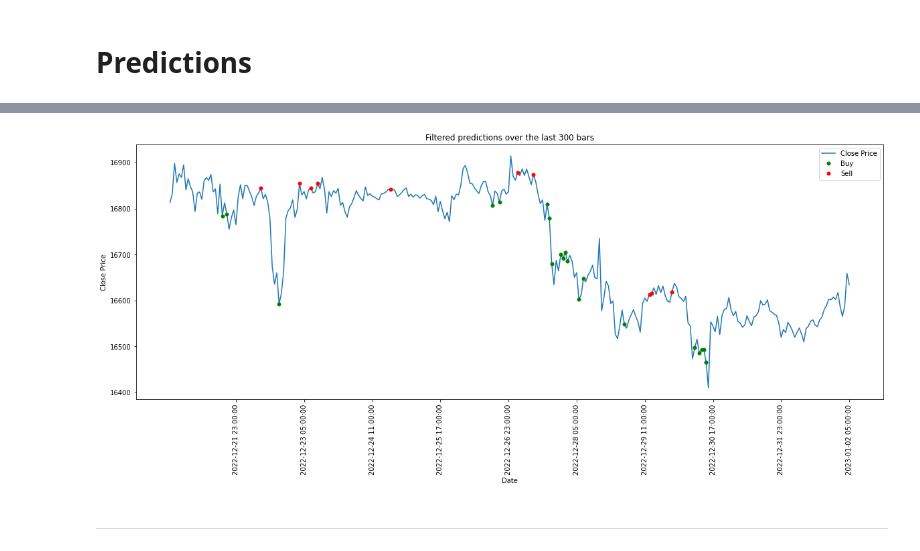
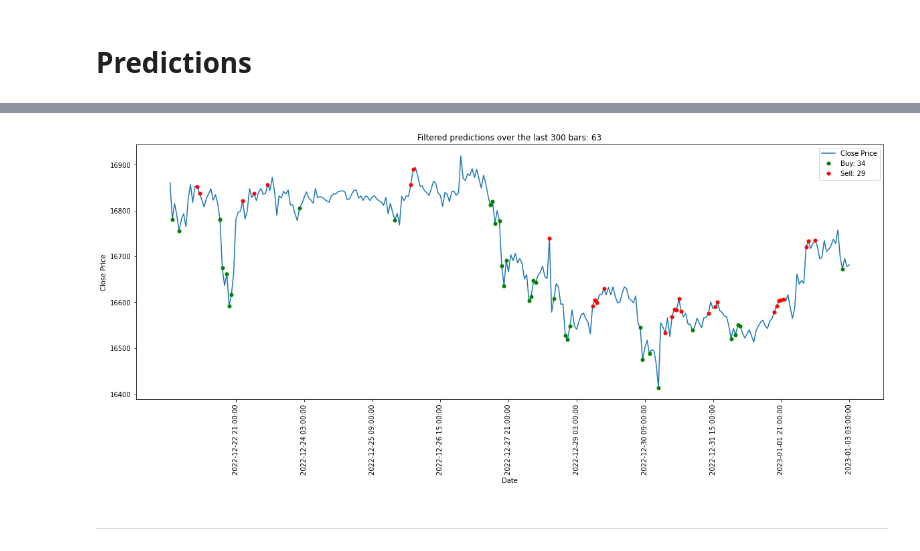
Before and after one commit to jf-v/ML-Price_prediction_SMA, a Jupyter notebook: ML_Price_movement_prediction_using_SMA_indicators.ipynb, the cells around one changed output, grey strips where cells are left out. Drawn from its saved outputs; the diff is of its cells as text; code cells hidden in the pictures.

```diff
--- a/ML_Price_movement_prediction_using_SMA_indicators.ipynb
+++ b/ML_Price_movement_prediction_using_SMA_indicators.ipynb
@@ -68,7 +75,7 @@ Price data shape: (6580, 9)
 # %%
-#@title # 2.  Calculate **indicators**
-sma_1 = 25 #@param {type:"integer"}
-sma_2 = 125 #@param {type:"integer"}
+#@title # 2.  Calculate **SMA indicators**
+sma_1 = 5 #@param {type:"integer"}
+sma_2 = 10 #@param {type:"integer"}
 show_previous_bars = 800 #@param {type:"integer"}
 # Calculate the indicators based on the 'close' values
 df['indicator_1'] = df['close'][::-1].rolling(sma_1).mean()[::-1]  # reverse the column, apply rolling and mean, then reverse it again
@@ -113,7 +120,7 @@ plt.show()
 # %%
 #@title # 3.  Prepare a **new column with future prices** by a shift bar. Later, use this as a **target** to train the model for price movement prediction
 #@markdown * Price shift will determine the time target for the prediction, and is based on the price data timeframe. If is H1, then the shift will be the amount of hours toward future for the prediction
-future_price_shift = 10 #@param {type:"integer"}
+future_price_shift = 7 #@param {type:"integer"}
 
 import numpy as np
 
@@ -249,10 +237,10 @@ ________________________________________________________________________________
 # %% [markdown]
 # Load model
 # %%
-#@title # 8.  **Load** pretrained model with pickle library
+#@title # 7.  **Load** pretrained model with pickle library
 #@markdown # Execute cells 1, 2, 4  before to run this one
 #@markdown To load a saved model from a Pickle file, all you need to do is pass the “pickled” model into the Pickle load() function and it will be deserialized. By assigning this back to a model object, you can then run your original model’s predict() function, pass in some test data and get back an array of predictions.
-model_name = "ML-Binance_BTCUSDT_H1-sma25_125-target_shift_10" #@param {type:"string"}
+model_name = "ML-Binance_BTCUSDT_H1-sma5_10-target_shift_7" #@param {type:"string"}
 Load_from_drive = True #@param {type:"boolean"}
 #@markdown * Input the sma periods used on the loaded model
 sma_1 = 25 #@param {type:"integer"}
@@ -343,21 +331,21 @@ def predict(close,indicator_1,indicator_2,probability_threshold):
     result += "  ✓"
   return result
 # %%
-#@title # 10.  Make price movement **predictions**
+#@title # 9.  Make price movement **predictions**
 #@markdown __________________________________________________________________________________
 #@markdown # Use recent prices from cryptowatch
 #@markdown * Make sure that **Use_cryptowatch_prices** was **enabled** on the prediction init cell
-#@markdown * Enable **refresh data** only once at every new bar or when changing symbol, timeframe or exchange, to avoid reaching the free requests limit
+#@markdown * Enable **refresh data** only once at every new bar or when changing symbol or exchange, to avoid reaching the free requests limit
 refresh_data = True #@param {type:"boolean"}
-#@markdown * Enter the same symbol and timeframe than the one used for training the model
+#@markdown * Enter the same symbol and timeframe than the one used for training the model. It might work with other timeframes also
 symbol = "BTCUSDT" #@param {type:"string"}
-timeframe = "1h" #@param ["1h","1d"]
+timeframe = "1h" #@param ["1h","1d","1m","3m","5m","15m","30m","2h","4h","6h","12h","3d","1w","1w_monday"]
 #@markdown * Select exchange
-exchange = "Huobi" #@param ["Binance", "Huobi", "Kraken", "Coinbase Pro", "Crypto.com", "Bitfinex", "Bitstamp"]
-#@markdown * Prediction mode **Single Bar**: enter the bar shift that will be used for prediction, starting from current bar as 0
-#@markdown * Prediction mode **Bar Series**: enter the amount of bars to get prediction, starting from the current bar
+exchange = "Binance" #@param ["Binance", "Huobi", "Kraken", "Coinbase Pro", "Crypto.com", "Bitfinex", "Bitstamp"]
+#@markdown * Prediction mode **Single Bar**: enter the bar shift that will be used for prediction, starting from current bar as 0 (<1000)
+#@markdown * Prediction mode **Bar Series**: enter the amount of bars to get prediction, starting from the current bar (<1000)
 Prediction_mode = "Bar Series" #@param ["Single Bar", "Bar Series"]
-Prediction_shift_or_range = 300 #@param {type:"integer"}
+Prediction_shift_or_range = 300 #@param {type:"slider", min:0, max:980, step:1}
 #@markdown __________________________________________________________________________________
 #@markdown # Use custom prices
 #@markdown * Make sure that **Use_cryptowatch_prices** was **disabled** on the prediction init cell
@@ -367,7 +355,8 @@ SMA_1 = 16596.32 #@param {type:"number"}
 SMA_2 = 16739.13 #@param {type:"number"}
 #@markdown __________________________________________________________________________________
 #@markdown # Prediction probability **threshold** filter (recommended >94%)
-probability_threshold = 98 #@param {type:"slider", min:1, max:100, step:1}
+probability_threshold = 96 #@param {type:"slider", min:1, max:100, step:1}
+#@markdown * Check prediction details
 show_predictions_as_string_list = False #@param {type:"boolean"}
 
 ##############################################################################
@@ -379,14 +368,34 @@ print('* Prediction target shift was determined on the model training\n')
 if Use_cryptowatch_prices:
 
   # Get price data
+  try:
+    candles
+  except NameError as e:
+    candles = cw.markets.get(exchange+":"+symbol, ohlc=True)
   if refresh_data:
     candles = cw.markets.get(exchange+":"+symbol, ohlc=True)
 
   # Convert cryptowatch response into a DataFrame
-  if timeframe=='1h': cw_df = pd.DataFrame(candles.of_1h)
-  else:               cw_df = pd.DataFrame(candles.of_1d)
+  if    timeframe=='1m':    cw_df = pd.DataFrame(candles.of_1m)
+  elif  timeframe=='3m':    cw_df = pd.DataFrame(candles.of_3m)
+  elif  timeframe=='5m':    cw_df = pd.DataFrame(candles.of_5m)
+  elif  timeframe=='15m':   cw_df = pd.DataFrame(candles.of_15m)
+  elif  timeframe=='30m':   cw_df = pd.DataFrame(candles.of_30m)
+  elif  timeframe=='1h':    cw_df = pd.DataFrame(candles.of_1h)
+  elif  timeframe=='2h':    cw_df = pd.DataFrame(candles.of_2h)
+  elif  timeframe=='4h':    cw_df = pd.DataFrame(candles.of_4h)
+  elif  timeframe=='6h':    cw_df = pd.DataFrame(candles.of_6h)
+  elif  timeframe=='12h':   cw_df = pd.DataFrame(candles.of_12h)
+  elif  timeframe=='3d':    cw_df = pd.DataFrame(candles.of_3d)
+  elif  timeframe=='1w':    cw_df = pd.DataFrame(candles.of_1w)
+  elif  timeframe=='1w_monday': cw_df = pd.DataFrame(candles.of_1w_monday)
+  else:                     cw_df = pd.DataFrame(candles.of_1d)
   cw_df.columns = ['close_timestamp', 'open', 'high', 'low', 'close', 'volume_base', 'volume_quote']
   cw_df = cw_df.sort_values(['close_timestamp'],ascending=[False])
+
+  # Check range length input
+  if Prediction_shift_or_range >= cw_df.shape[0]:
+    print('Prediction shift or range must be less than cryptowatch price data length, less than '+str(cw_df.shape[0]))
 
   # Calculate the indicators based on the 'close' values
   cw_df['indicator_1'] = cw_df['close'][::-1].rolling(sma_1).mean()[::-1]  # reverse the column, apply rolling and mean, then reverse it again
@@ -424,12 +433,12 @@ if Use_cryptowatch_prices:
     plt.plot(x, y, label='Close Price')
 
     # Plot the signals
-    plt.plot(buy, [y[i] for i in buy], 'o', color='green', markersize=5,label='Buy')
-    plt.plot(sell, [y[i] for i in sell], 'o', color='red', markersize=5,label='Sell')
+    plt.plot(buy, [y[i] for i in buy], 'o', color='green', markersize=5,label='Buy: '+str(len(buy)))
+    plt.plot(sell, [y[i] for i in sell], 'o', color='red', markersize=5,label='Sell: '+str(len(sell)))
 
     #   Set title and labels
     plt.legend()
-    plt.title('Filtered predictions over the last '+str(Prediction_shift_or_range)+' bars')
+    plt.title('Filtered predictions over the last '+str(Prediction_shift_or_range)+' bars: '+str(len(buy)+len(sell)))
     plt.xlabel('Date')
     plt.ylabel('Close Price')
 
@@ -448,7 +457,7 @@ if Use_cryptowatch_prices:
     #   Print predictions log as strings
     if show_predictions_as_string_list:
       for b in range(Prediction_shift_or_range):
-        print('Bar '+str(b)+':    '+prediction_series[b]+'\n')
+        print('Bar '+str(b)+' at '+cw_df['time'][b:b+1].astype(str).tolist()[0]+':    '+prediction_series[b]+'\n')
 
 
   #  Make a single bar prediction selected by shift
@@ -469,3 +478,3 @@ Bar Series prediction, starting from current bar at 2023-01-02 05:00:00
-[figure, old version]
+[figure, new version]
 # %% [markdown]
 __________________________________________________________________________________________________________________________
```
Also changed, not shown: parts of 10 cells of this notebook.
